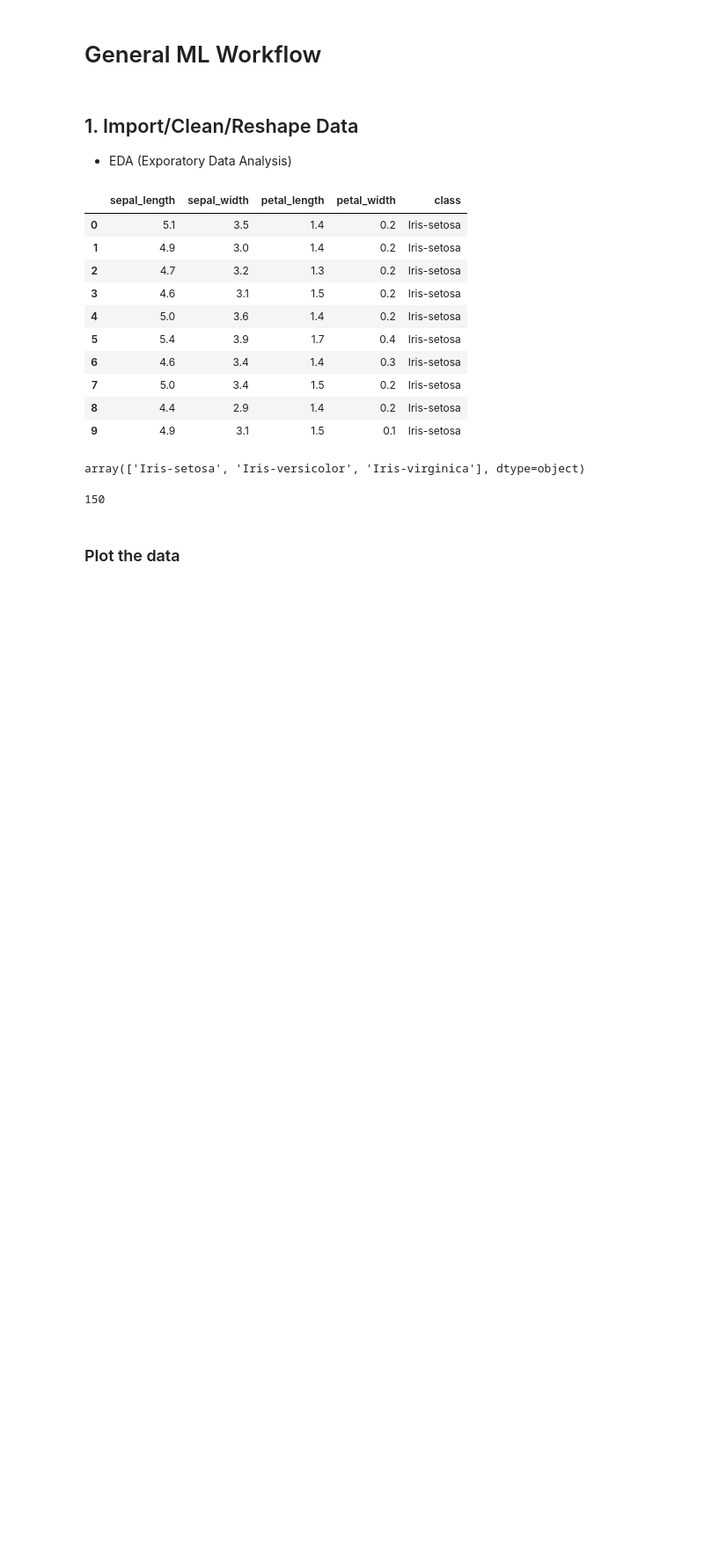
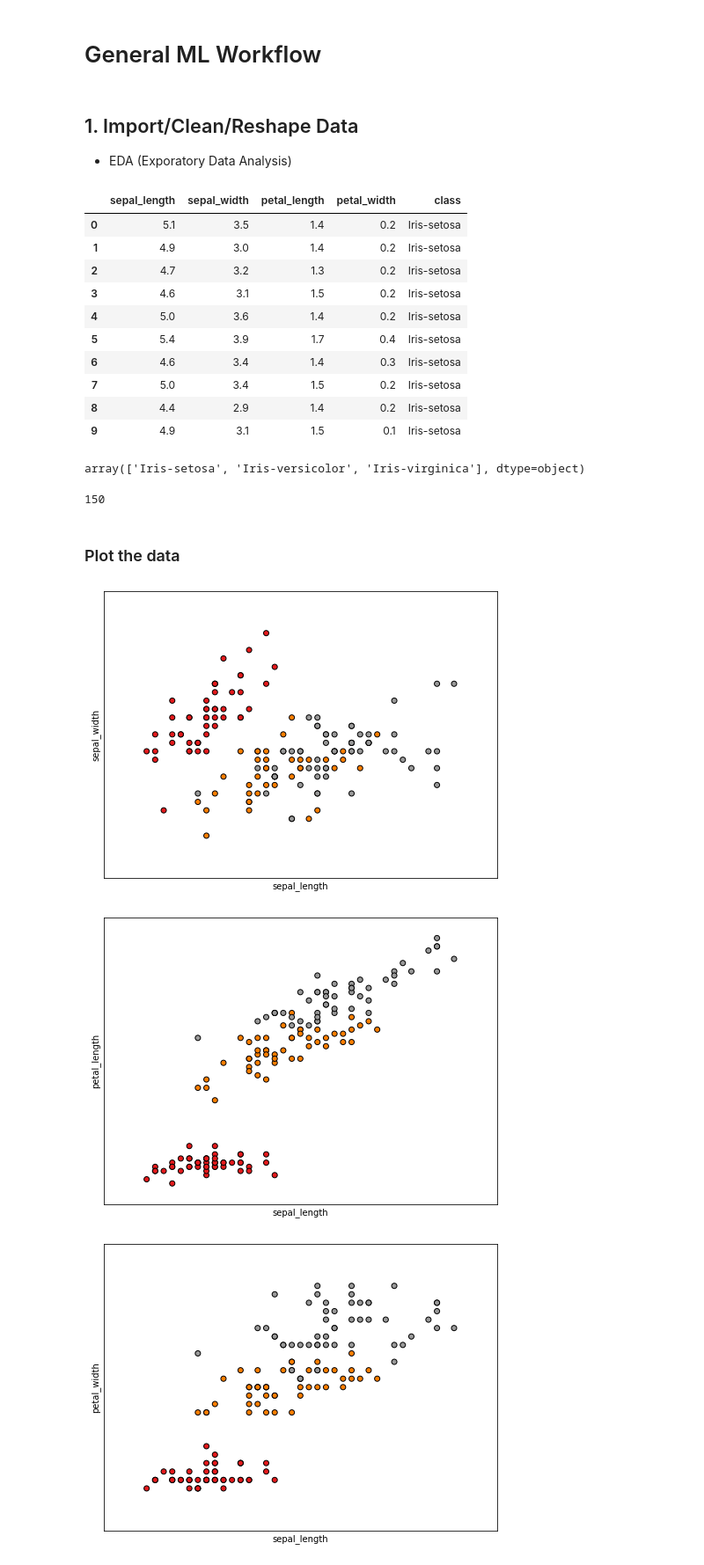
Before and after one commit to MnemoSemiotic/prem_prep_oct19_2020, a Jupyter notebook: stats/07_crossval_intuition/simple_crossval_and_ml_intuition.ipynb, the cells around one changed output. Shown at 88% size. Cells and saved outputs as stored; diff of their text form; code cells hidden in the pictures; blank space fills up the shorter version.

```diff
--- a/stats/07_crossval_intuition/simple_crossval_and_ml_intuition.ipynb
+++ b/stats/07_crossval_intuition/simple_crossval_and_ml_intuition.ipynb
@@ -164,36 +164,49 @@ len(df)
 X = df[['sepal_length', 'sepal_width', 'petal_length', 'petal_width']]
 y = df[['class']]
 # %%
-from sklearn.preprocess import LabelEncoder
+from sklearn.preprocessing import LabelEncoder
 
 def plot_features(X_df, y_df, columns):
     le = LabelEncoder()
     y = le.fit_transform(y_df)
 
     # every pair of features
     built_pairs = []
     for col1 in columns[:-1]:
         for col2 in columns[:-1]:
             if col1 != col2 and (col1, col2) not in built_pairs and (col2, col1) not in built_pairs:
                 tup = (col1, col2)
                 built_pairs.append(tup)
 
     for pair in built_pairs:
         x_lab = pair[0]
         y_lab = pair[1]
 
         X = X_df[[x_lab, y_lab]].values
 
         x_min, x_max = X[:, 0].min() - 0.5, X[:, 0].max() + 0.5
         y_min, y_max = X[:, 1].min() - 0.5, X[:, 1].max() + 0.5
 
         plt.figure(2, figsize=(8,6))
         plt.clf()
 
         # plot the training points
         plt.scatter(X[:, 0], X[:, 1], c=y, cmap=plt.cm.Set1, edgecolor='k')
         plt.xlabel(x_lab)
         plt.ylabel(y_lab)
 
         plt.xlim(x_min, x_max)
         plt.ylim(y_min, y_max)
+
+        plt.xticks(())
+        plt.yticks(())
+
+
+        plt.show()
+
+
+plot_features(X, y, columns)
+# %% [output]
+[figure, added]
+[figure, added]
+[figure, added]
```
Also changed, not shown: parts of 1 cell of this notebook.
